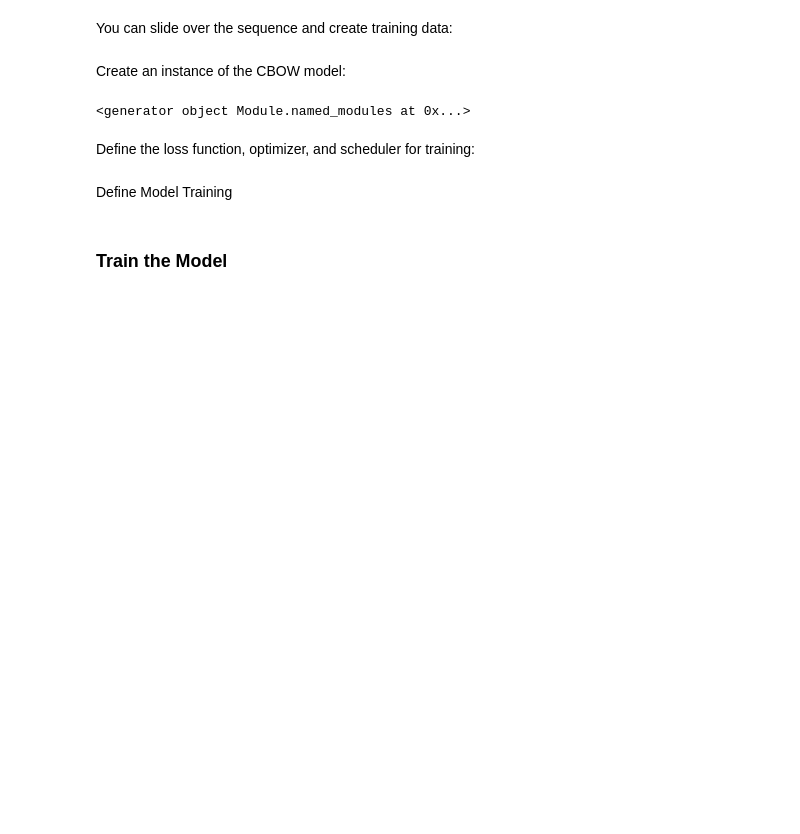
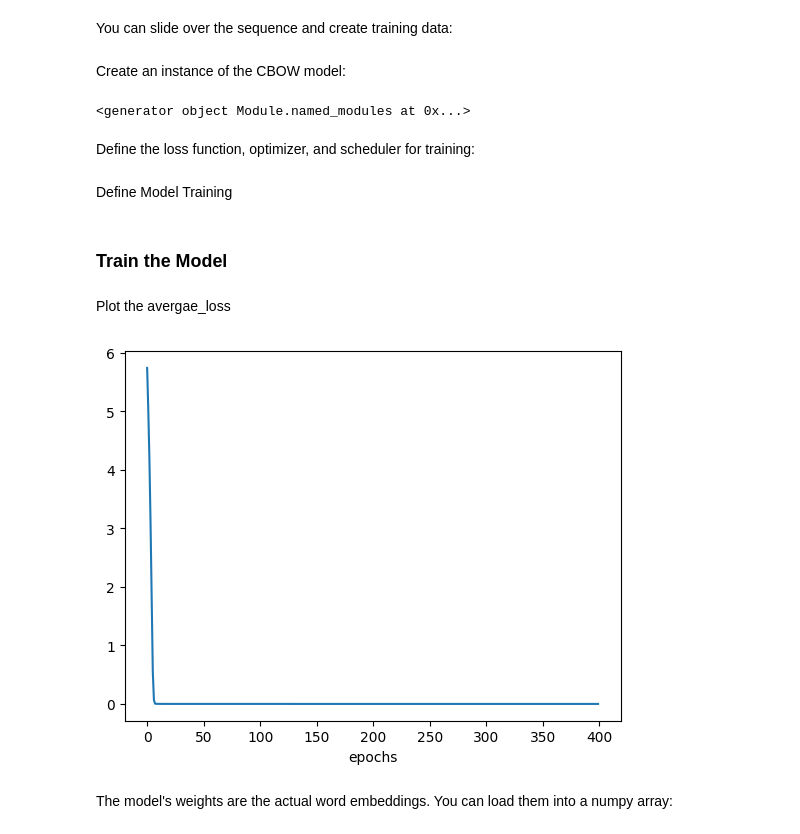
Before and after one commit to VishSeran/nlp-transformers, a Jupyter notebook: word2vec/word2vec-cbow.ipynb, the cells around one changed output. Drawn from its saved outputs; the diff is of its cells as text; code cells hidden in the pictures; blank space fills up the shorter version.

Commit message:
word embedding updated

```diff
--- a/word2vec/word2vec-cbow.ipynb
+++ b/word2vec/word2vec-cbow.ipynb
@@ -311,3 +311,13 @@ def train_model(model, dataloader, criterion, optimizer, num_epochs = 1000):
 ### Train the Model
 # %%
 model, average_loss = train_model(cbow_model,data_loader,criterion,optimizer,num_epochs=400)
+# %% [markdown]
+Plot the avergae_loss
+# %%
+plt.plot(average_loss)
+plt.xlabel("epochs")
+plt.show()
+# %% [output]
+[figure, added]
+# %% [markdown]
+The model's weights are the actual word embeddings. You can load them into a numpy array:
```
Also changed, not shown: parts of 4 cells of this notebook.
